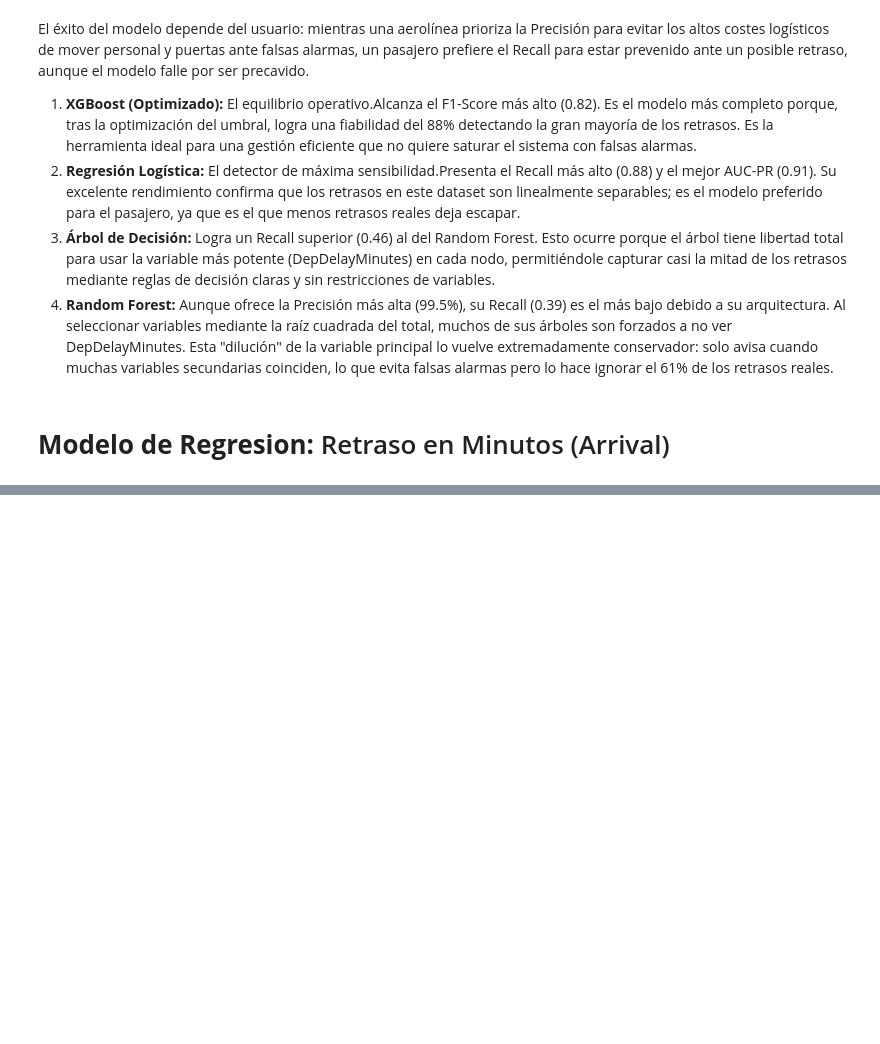
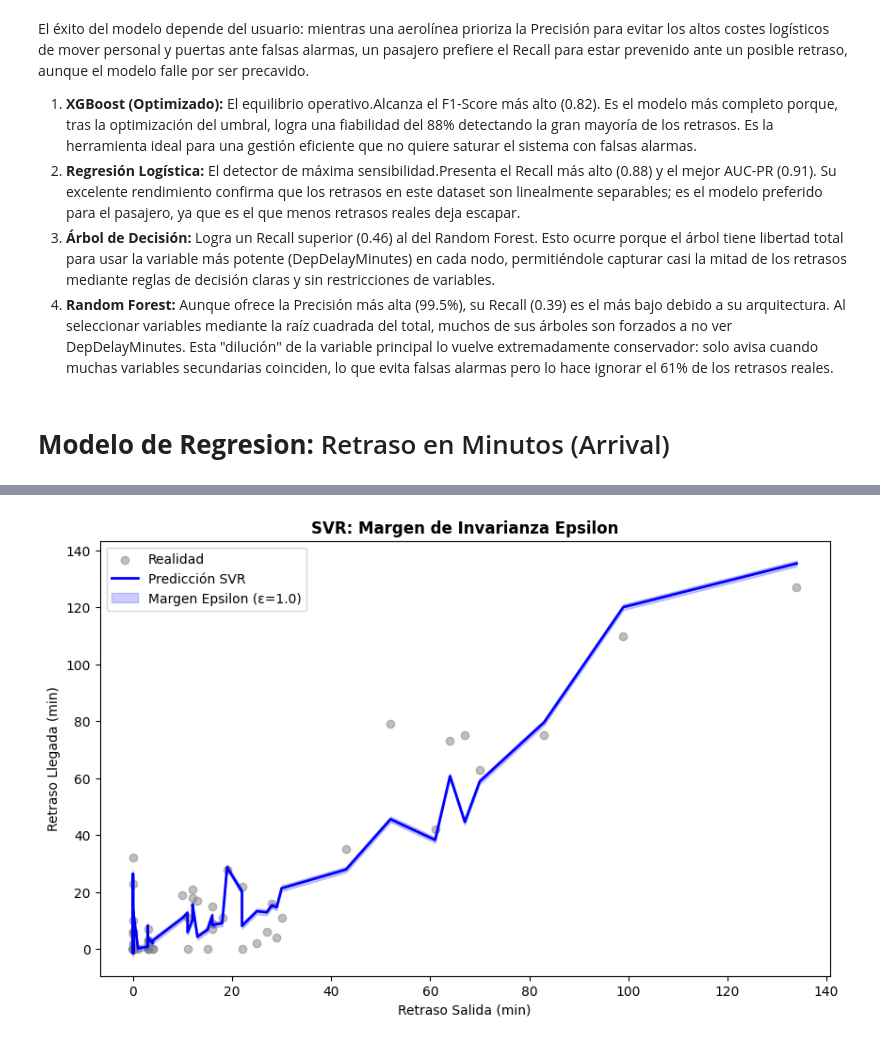
Before and after one commit to MartinEO2005/Proyecto_Open_Data, a Jupyter notebook: ml_supervisado.ipynb, the cells around one changed output, grey strips where cells are left out. Saved outputs shown, nothing was run; the diff lists cells and outputs as text; code cells hidden in the pictures; blank space fills up the shorter version.

```diff
--- a/ml_supervisado.ipynb
+++ b/ml_supervisado.ipynb
@@ -925,0 +1236,79 @@ You can try to debug the error by setting error_score='raise'.
+# %%
+from sklearn.svm import SVR
+from sklearn.model_selection import RandomizedSearchCV
+from sklearn.metrics import mean_squared_error, r2_score, mean_absolute_error
+import numpy as np
+import pandas as pd
+import matplotlib.pyplot as plt
+import shap
+
+print("Iniciando SVR con Kernel RBF usando tus datos ya escalados...")
+
+# 1. MUESTREO (Sobre tus datos ya escalados)
+# Usamos un índice aleatorio para que X e y coincidan perfectamente
+sample_size = 15000
+indices = np.random.choice(X_train_scaled.shape[0], sample_size, replace=False)
+
+X_sample_svm = X_train_scaled[indices]
+y_sample_svm = y_train_reg.iloc[indices]
+
+# 2. DEFINICIÓN DEL MODELO SVR (Kernel RBF)
+# No usamos Pipeline porque ya escalamos antes
+svr_rbf = SVR(kernel='rbf')
+
+# 3. BÚSQUEDA DE HIPERPARÁMETROS
+param_dist_svr = {
+    'C': [1, 10, 100],            # Penalización
+    'epsilon': [0.1, 0.5, 1.0],   # El "tubo" de error
+    'gamma': ['scale', 'auto']     # Influencia del kernel
+}
+
+svr_rs = RandomizedSearchCV(
+    svr_rbf,
+    param_distributions=param_dist_svr,
+    n_iter=5,
+    cv=3,
+    scoring='neg_root_mean_squared_error',
+    n_jobs=-1,
+    verbose=1
+)
+
+svr_rs.fit(X_sample_svm, y_sample_svm)
+print(f"Mejor configuración SVR: {svr_rs.best_params_}")
+
+# 4. EVALUACIÓN (Usando tu X_test_scaled que ya existe)
+best_svr = svr_rs.best_estimator_
+y_pred_svm = best_svr.predict(X_test_scaled)
+
+print("\n" + "═"*45)
+print("       REPORTE FINAL: SVR KERNEL RBF")
+print("═"*45)
+print(f"R² (Determinación):    {r2_score(y_test_reg, y_pred_svm):.4f}")
+print(f"RMSE (Error Medio):    {np.sqrt(mean_squared_error(y_test_reg, y_pred_svm)):.2f} min")
+print(f"MAE (Error Absoluto):  {mean_absolute_error(y_test_reg, y_pred_svm):.2f} min")
+print("═"*45)
+
+# ---------------------------------------------------------
+# GRÁFICA: EL MARGEN EPSILON (Visualizando el "tubo")
+# ---------------------------------------------------------
+plt.figure(figsize=(10, 6))
+# Usamos DepDelayMinutes (sin escalar) para el eje X de la gráfica para que sea legible
+sample_idx = np.random.choice(len(y_test_reg), 100)
+x_axis_plot = X_test_reg_encoded.iloc[sample_idx]['DepDelayMinutes']
+y_actual = y_test_reg.iloc[sample_idx]
+y_pred_plot = y_pred_svm[sample_idx]
+
+sort_idx = np.argsort(x_axis_plot)
+eps = svr_rs.best_params_['epsilon']
+
+plt.scatter(x_axis_plot, y_actual, color='gray', alpha=0.5, label='Realidad')
+plt.plot(x_axis_plot.iloc[sort_idx], y_pred_plot[sort_idx], color='blue', lw=2, label='Predicción SVR')
+plt.fill_between(x_axis_plot.iloc[sort_idx], y_pred_plot[sort_idx] - eps, y_pred_plot[sort_idx] + eps,
+                 color='blue', alpha=0.2, label=f'Margen Epsilon (ε={eps})')
+
+plt.title('SVR: Margen de Invarianza Epsilon', fontweight='bold')
+plt.xlabel('Retraso Salida (min)')
+plt.ylabel('Retraso Llegada (min)')
+plt.legend()
+plt.show()
+# %% [output]
@@ -925,0 +1326 @@ You can try to debug the error by setting error_score='raise'.
+[figure, added]
```
Also changed, not shown: parts of 24 cells of this notebook, 1 other file.
